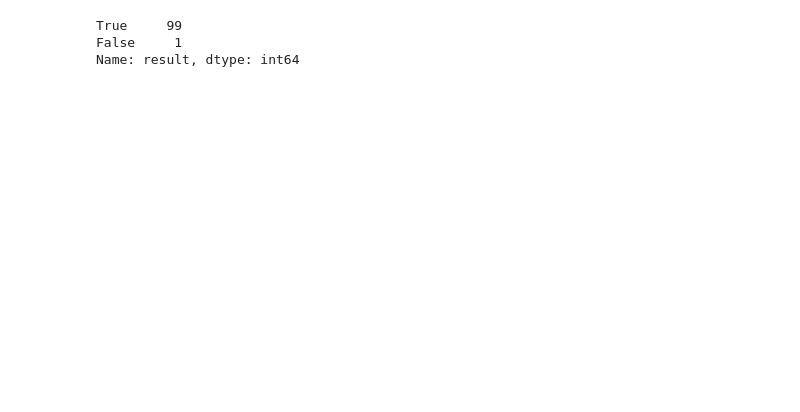
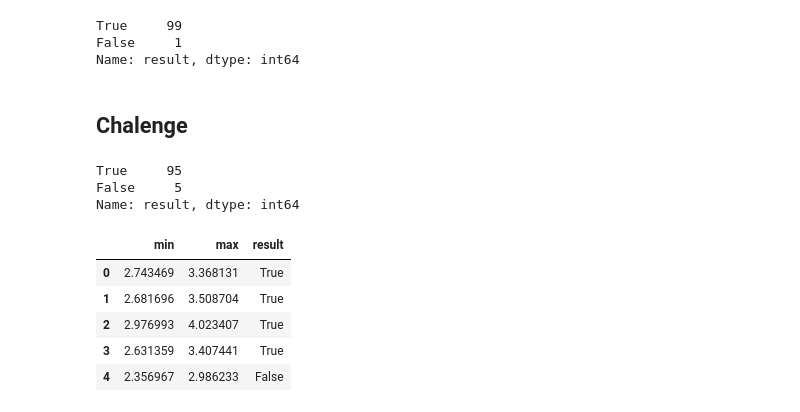
Before and after one commit to phonon-py/Introductory-Statistics-Course, a Jupyter notebook: first_docker_file.ipynb, the cells around one changed output. Cells and saved outputs as stored; diff of their text form; code cells hidden in the pictures; blank space fills up the shorter version.

```diff
--- a/first_docker_file.ipynb
+++ b/first_docker_file.ipynb
@@ -849,3 +873,38 @@ result_df['result'].value_counts()
 True     99
 False     1
 Name: result, dtype: int64
+# %% [markdown]
+## Chalenge
+# %%
+n = 50
+m = 100
+column = 'tip'
+alpha = 0.95
+results = []
+
+population_mean = df[column].mean()
+
+for _ in range(m):
+    sampled_df = df.sample(n)
+    sampled_mean = sampled_df[column].mean()
+    sample_var = stats.tvar(sampled_df[column])
+    min_val, max_val = stats.norm.interval(alpha,loc=sampled_mean, scale=np.sqrt(sample_var / n))
+    correct = min_val < population_mean < max_val
+    results.append({'min': min_val, 'max': max_val, 'result': correct})
+# %%
+results_df =  pd.DataFrame(results)
+# %%
+results_df['result'].value_counts()
+# %% [output]
+True     95
+False     5
+Name: result, dtype: int64
+# %%
+results_df.head()
+# %% [output]
+|  | min | max | result |
+| 0 | 2.743469 | 3.368131 | True |
+| 1 | 2.681696 | 3.508704 | True |
+| 2 | 2.976993 | 4.023407 | True |
+| 3 | 2.631359 | 3.407441 | True |
+| 4 | 2.356967 | 2.986233 | False |
```
Also changed, not shown: parts of 83 cells of this notebook.
